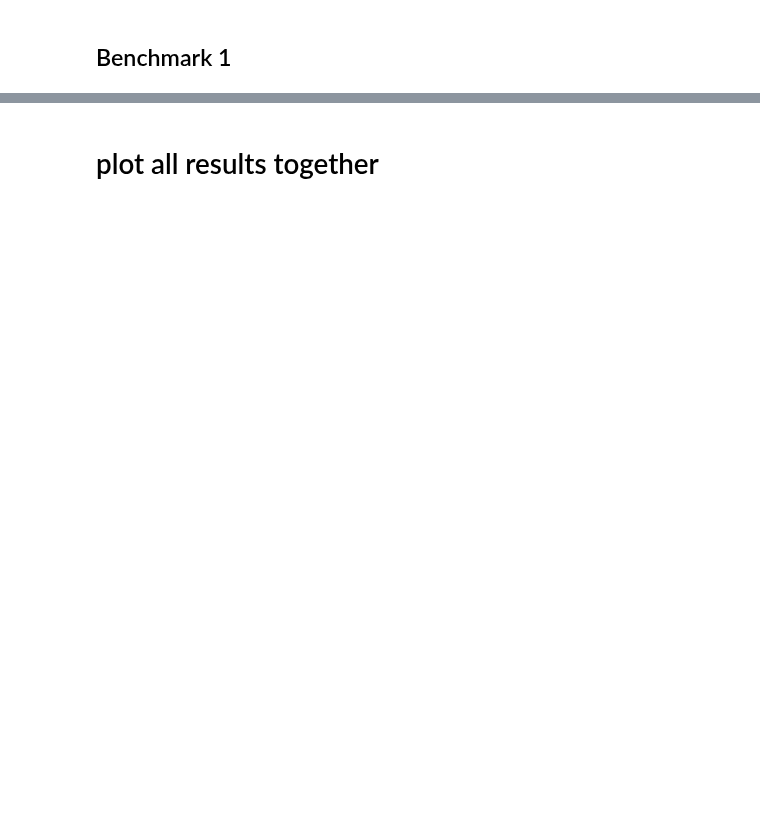
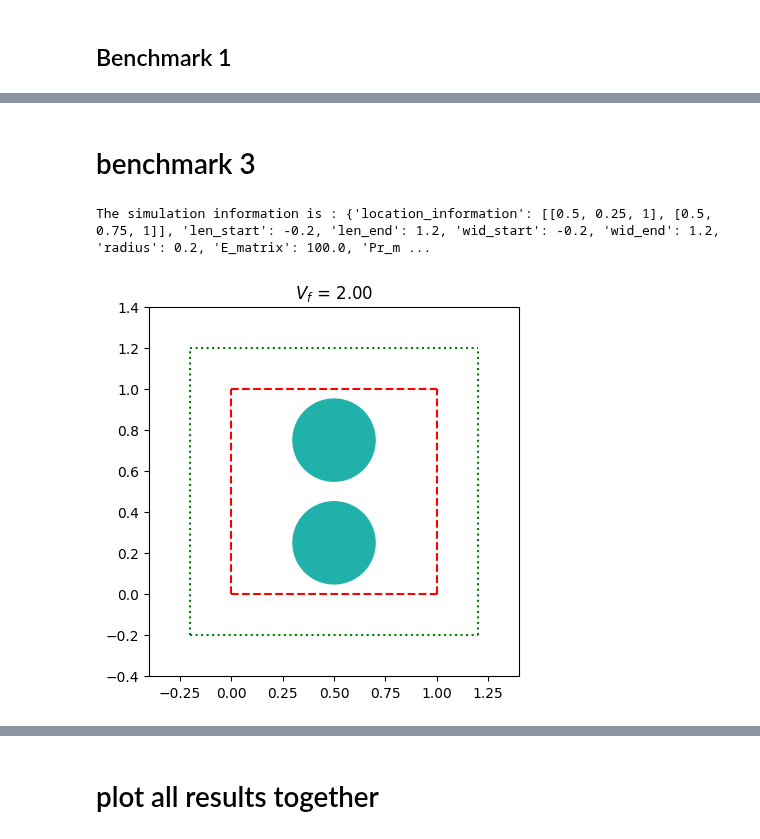
Before and after one commit to bessagroup/rvesimulator, a Jupyter notebook: examples/statistic_rve/statistic_rve.ipynb, the cells around one changed output, grey strips where cells are left out. Saved outputs shown, nothing was run; the diff lists cells and outputs as text; code cells hidden in the pictures; blank space fills up the shorter version.

```diff
--- a/examples/statistic_rve/statistic_rve.ipynb
+++ b/examples/statistic_rve/statistic_rve.ipynb
@@ -137,2 +135,3 @@ vol_frac=0.02
 # %%
-result_benchmark_2 = simulation_wrapper.run_simulation(data=data)
+results = simulation_wrapper.run_simulation(data=data.copy(),save_source_files=False)
+simulation_wrapper.save_data('benchmark_2.pickle')
@@ -187,14 +168,19 @@ plt.savefig('energy.png', dpi=300)
+# %% [markdown]
+# benchmark 3
 # %%
-simulation_wrapper.update_sim_info(loads=[0.02, 0.02, 0.02], mesh_partition=100, benchmark="benchmark_3", print_info=True)
+simulation_wrapper.update_sim_info(loads=[0.03, 0.03, 0.03], mesh_partition=80, benchmark="benchmark_3", print_info=True)
 # plot the micro_structure
 location_info = simulation_wrapper.sim_info["location_information"]
 location_info = np.array(location_info)
-DrawRVE2D.cricle_inclusion_plot(circle_position=location_info,
+PlotRVE2D.cricle_inclusion_plot(circle_position=location_info,
 radius=simulation_wrapper.sim_info["radius"],
 len_start=simulation_wrapper.sim_info["len_start"],
 len_end = simulation_wrapper.sim_info["len_end"],
 wid_start=simulation_wrapper.sim_info["wid_start"],
 wid_end = simulation_wrapper.sim_info["wid_end"],
 vol_frac=0.02
  )
+# %% [output]
+The simulation information is : {'location_information': [[0.5, 0.25, 1], [0.5, 0.75, 1]], 'len_start': -0.2, 'len_end': 1.2, 'wid_start': -0.2, 'wid_end': 1.2, 'radius': 0.2, 'E_matrix': 100.0, 'Pr_m ...
+[figure, added]
 # %%
```
Also changed, not shown: parts of 17 cells of this notebook, 23 other files.
